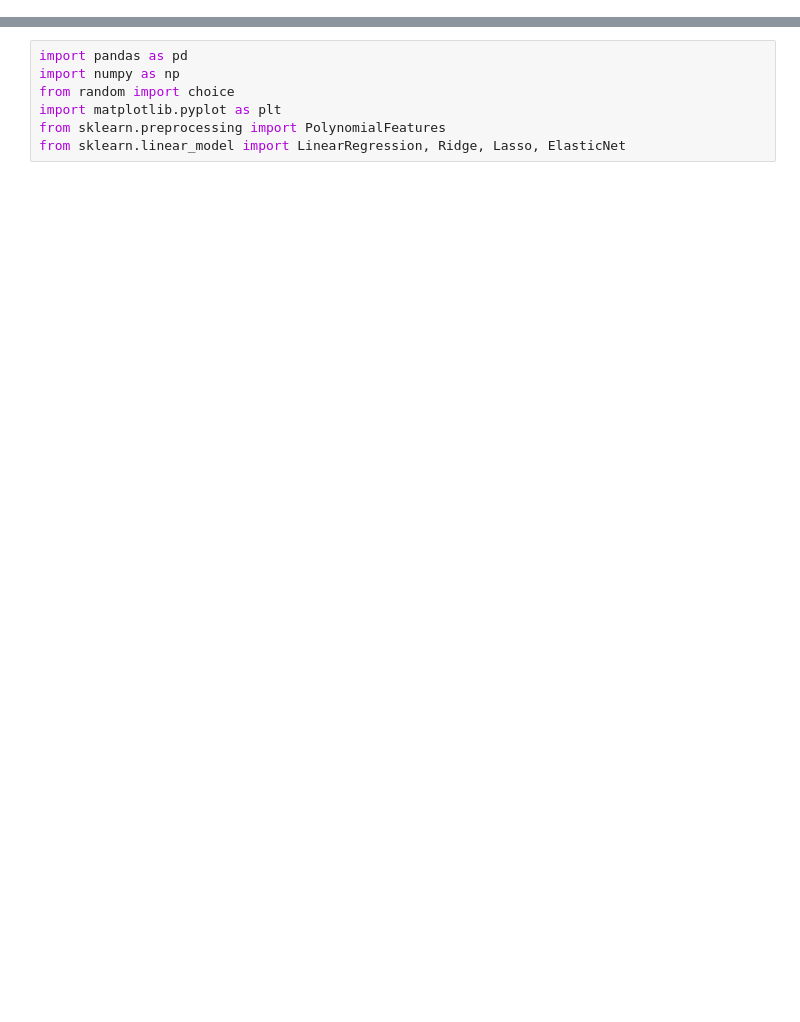
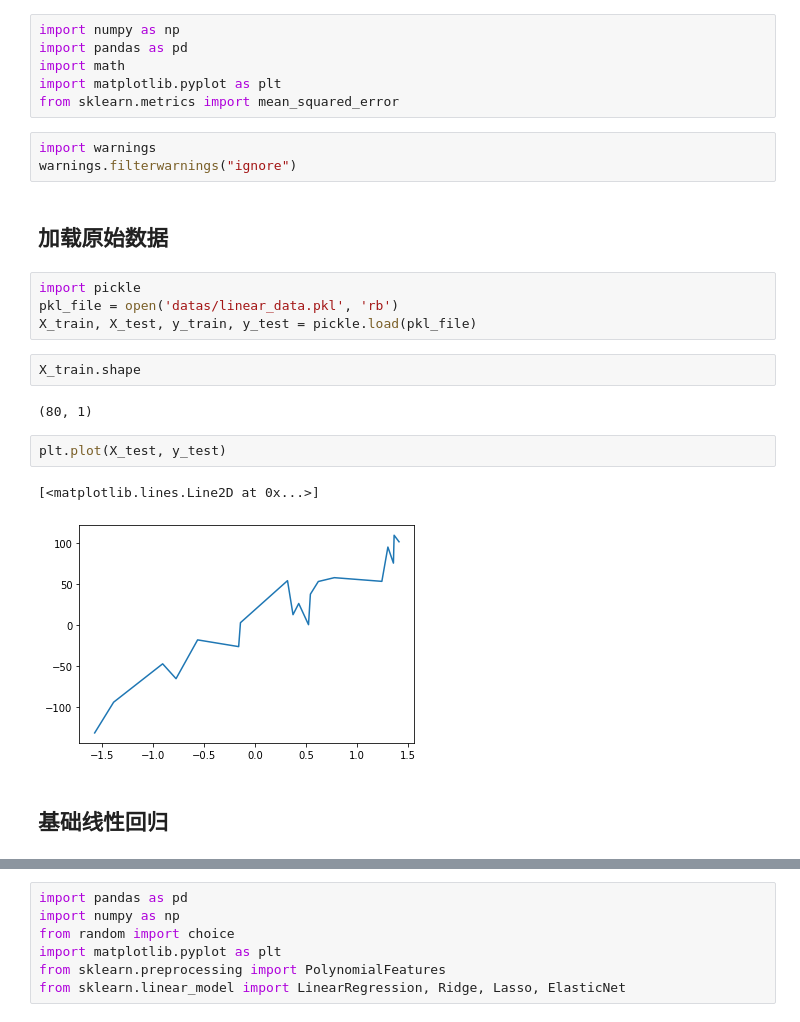
Before and after one commit to appke/Los-House-Prices, a Jupyter notebook: 11.多项式回归.ipynb, the cells around one changed output, grey strips where cells are left out. Saved outputs shown, nothing was run; the diff lists cells and outputs as text; blank space fills up the shorter version.

```diff
--- a/11.多项式回归.ipynb
+++ b/11.多项式回归.ipynb
@@ -0,0 +1,26 @@
+# %%
+import numpy as np
+import pandas as pd
+import math
+import matplotlib.pyplot as plt
+from sklearn.metrics import mean_squared_error
+# %%
+import warnings
+warnings.filterwarnings("ignore")
+# %% [markdown]
+## 加载原始数据
+# %%
+import pickle
+pkl_file = open('datas/linear_data.pkl', 'rb')
+X_train, X_test, y_train, y_test = pickle.load(pkl_file)
+# %%
+X_train.shape
+# %% [output]
+(80, 1)
+# %%
+plt.plot(X_test, y_test)
+# %% [output]
+[<matplotlib.lines.Line2D at 0x...>]
+[figure, added]
+# %% [markdown]
+## 基础线性回归
```
Also changed, not shown: parts of 60 cells of this notebook.
